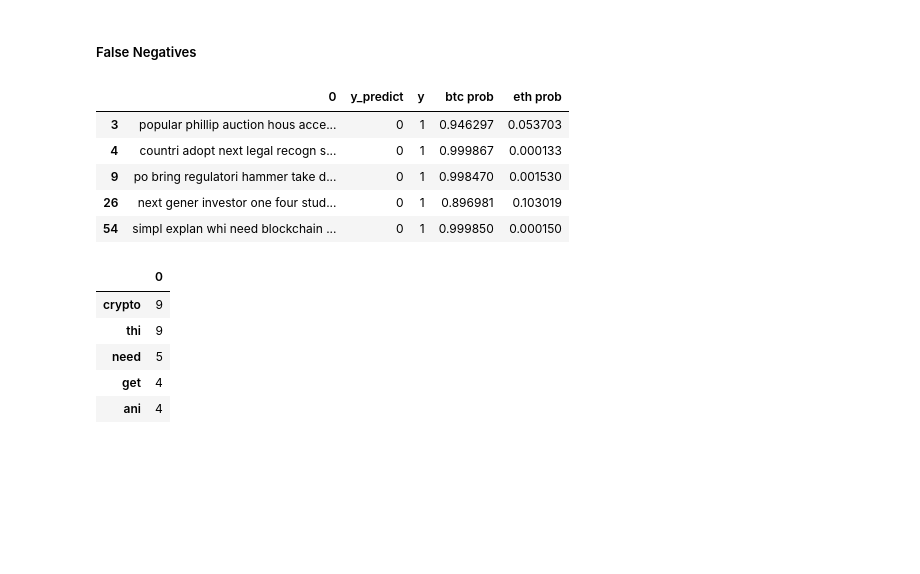
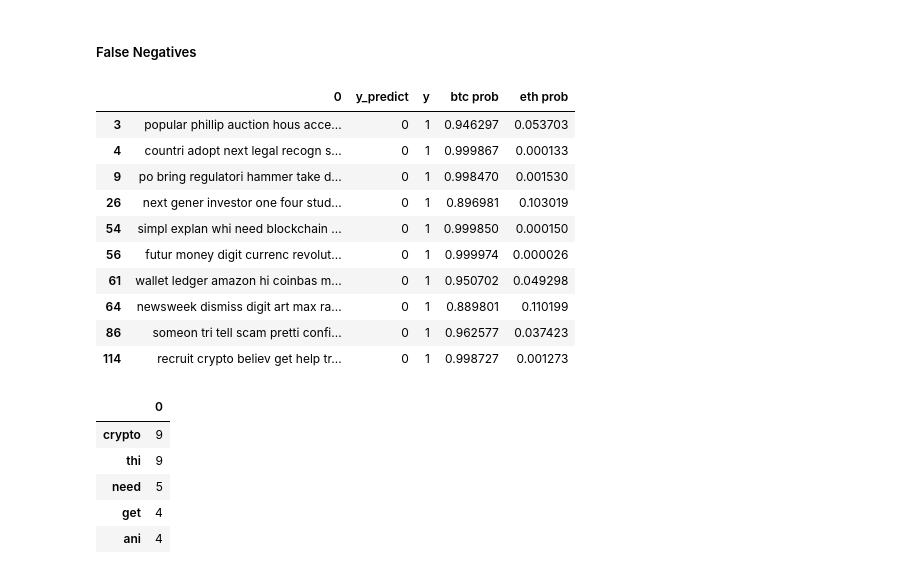
Before and after one commit to namkungchew/Bitcoin-Ethereum-Classifier, a Jupyter notebook: code/Bitcoin - Ethereum Reddit Classifier.ipynb, the cells around one changed output. Cells and saved outputs as stored; diff of their text form; code cells hidden in the pictures; blank space fills up the shorter version.

```diff
--- a/code/Bitcoin - Ethereum Reddit Classifier.ipynb
+++ b/code/Bitcoin - Ethereum Reddit Classifier.ipynb
@@ -871,14 +876,19 @@ pd.DataFrame(cvec_fp_.toarray().sum(axis=0).tolist(), cvec_fp.get_feature_names(
 # %%
 X_test_fn = X_test_check_model12[(X_test_check_model12['y_predict'] == 0) & (X_test_check_model12['y'] == 1)].head(20)
 # %%
-X_test_fn.head()
+X_test_fn.head(10)
 # %% [output]
 |  | 0 | y_predict | y | btc prob | eth prob |
 | 3 | popular phillip auction hous acce... | 0 | 1 | 0.946297 | 0.053703 |
 | 4 | countri adopt next legal recogn s... | 0 | 1 | 0.999867 | 0.000133 |
 | 9 | po bring regulatori hammer take d... | 0 | 1 | 0.998470 | 0.001530 |
 | 26 | next gener investor one four stud... | 0 | 1 | 0.896981 | 0.103019 |
 | 54 | simpl explan whi need blockchain ... | 0 | 1 | 0.999850 | 0.000150 |
+| 56 | futur money digit currenc revolut... | 0 | 1 | 0.999974 | 0.000026 |
+| 61 | wallet ledger amazon hi coinbas m... | 0 | 1 | 0.950702 | 0.049298 |
+| 64 | newsweek dismiss digit art max ra... | 0 | 1 | 0.889801 | 0.110199 |
+| 86 | someon tri tell scam pretti confi... | 0 | 1 | 0.962577 | 0.037423 |
+| 114 | recruit crypto believ get help tr... | 0 | 1 | 0.998727 | 0.001273 |
 # %%
 X_test_fn_cvec = X_test_fn[0]
 cvec_fn = CountVectorizer()
```
Also changed, not shown: parts of 12 cells of this notebook.
